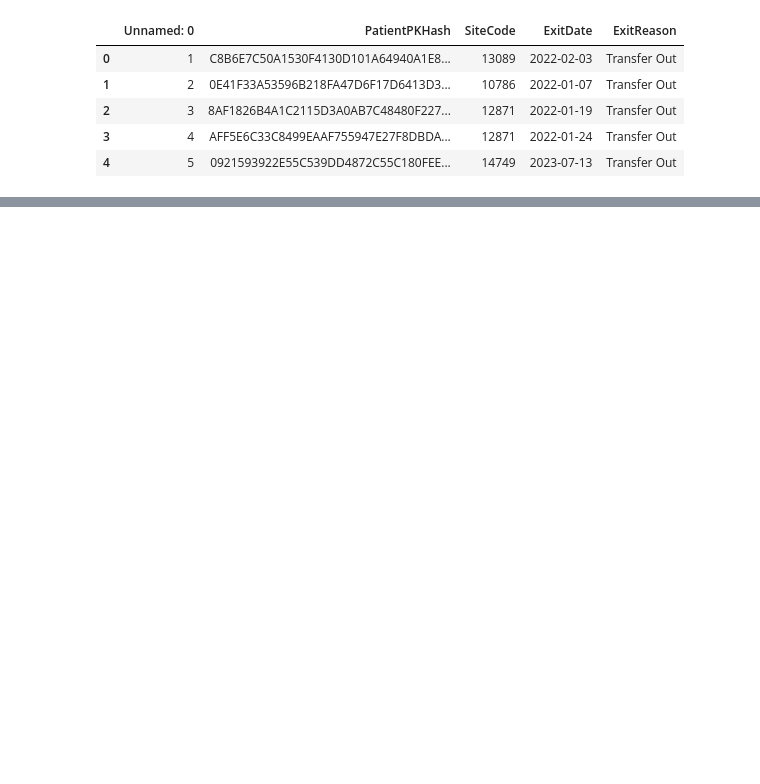
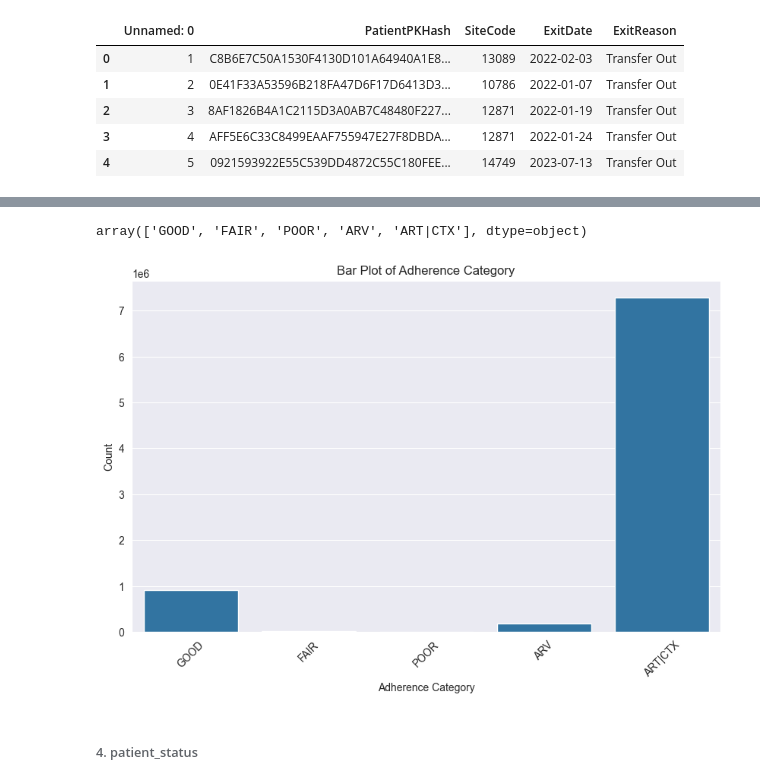
Before and after one commit to Philipmwasi/Patient-Risk-EDA-KeHMIS, a Jupyter notebook: Untitled.ipynb, the cells around one changed output, grey strips where cells are left out. Drawn from its saved outputs; the diff is of its cells as text; code cells hidden in the pictures; blank space fills up the shorter version.

```diff
--- a/Untitled.ipynb
+++ b/Untitled.ipynb
@@ -97,0 +298,3 @@ MemoryError: Unable to allocate 22.2 GiB for an array with shape (8, 372437766)
+# %%
+# Dropping the na values
+patient_visits = patient_visits.dropna()
@@ -97,0 +310,22 @@ MemoryError: Unable to allocate 22.2 GiB for an array with shape (8, 372437766)
+# %%
+# View the various categories of Adherence of patients to ARV
+patient_visits['AdherenceCategory'].unique()
+# %% [output]
+array(['GOOD', 'FAIR', 'POOR', 'ARV', 'ART|CTX'], dtype=object)
+# %%
+# Plotting a bar plot to view the distribution of the patients in terms of adherence
+# Set the style of the seaborn plots
+sns.set_style("darkgrid")
+
+# Plot the categorical bar plot
+plt.figure(figsize=(10, 6))
+sns.countplot(data=patient_visits, x='AdherenceCategory')
+plt.title('Bar Plot of Adherence Category')
+plt.xlabel('Adherence Category')
+plt.ylabel('Count')
+plt.xticks(rotation=45)  # Rotate x-axis labels for better readability
+plt.show()
+# %% [output]
+[figure, added]
+# %% [markdown]
+###### 4. patient_status
```
Also changed, not shown: parts of 45 cells of this notebook.
